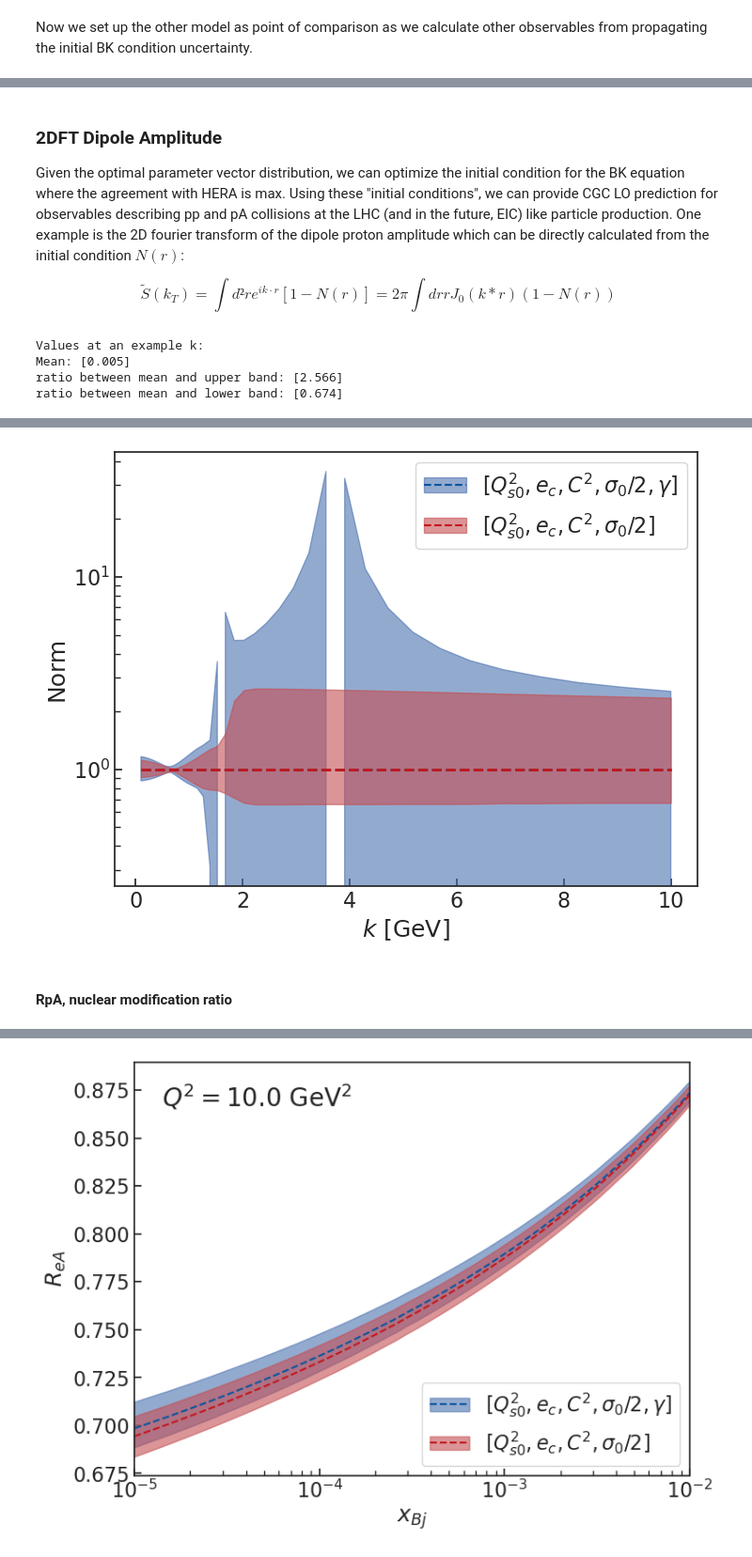
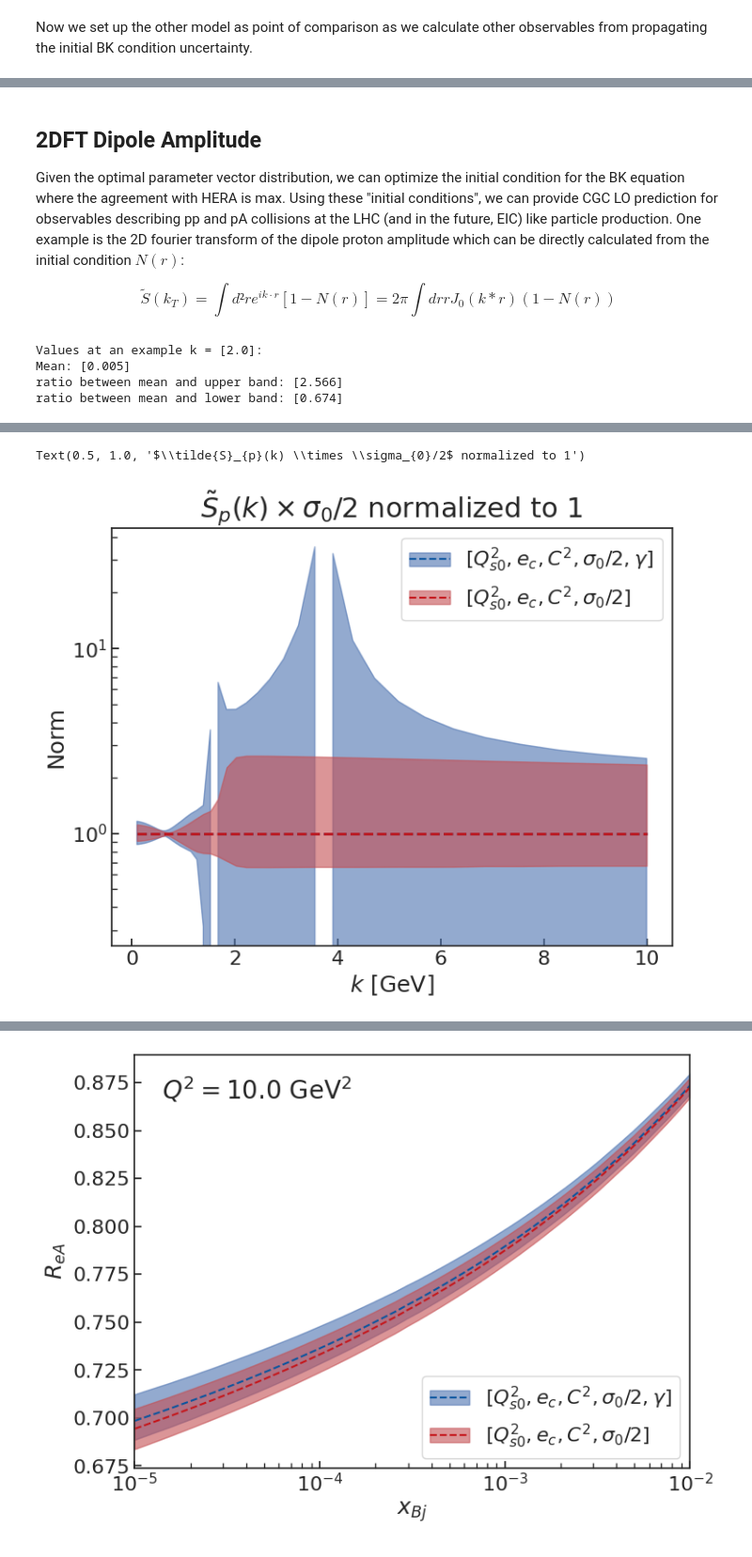
Before and after one commit to camcasuga/BayesianBK_results, a Jupyter notebook: analysis.ipynb, the cells around one changed output, grey strips where cells are left out. Shown at 94% size. Drawn from its saved outputs; the diff is of its cells as text; code cells hidden in the pictures.

```diff
--- a/analysis.ipynb
+++ b/analysis.ipynb
@@ -37,7 +40,7 @@ Load important files and data:
 # %%
 # first decide if we are dealing with correlated setup and which model
 correlated_ = True
-model_ = "mve" # or "mv5" for the 5 parameter case
+model_ = "mv5" # or "mv5" for the 5 parameter case
 # %%
 correlated_str = "corr" if correlated_ else "uncorr"
 param_names = ["$Q_{s,0}^{2}$ [GeV²]",
@@ -391,5 +365,5 @@ ax.set_xscale("log")
 # %% [markdown]
-### 2DFT Dipole Amplitude
+## 2DFT Dipole Amplitude
 
 Given the optimal parameter vector distribution, we can optimize the initial condition for the BK equation where the agreement with HERA is max. Using these "initial conditions", we can provide CGC LO prediction for observables describing pp and pA collisions at the LHC (and in the future, EIC) like particle production. One example is the 2D fourier transform of the dipole proton amplitude which can be directly calculated from the initial condition $N(r)$:
 
@@ -403,12 +377,12 @@ sp_comp = get_2DFT_upsd_downsd(Qs02s_comp, gammas_comp, e_cs_comp, sigma02s_comp
 # what is the uncertainty and mean at a given k?
 k_ex = [2.0]
 sp_ex = get_2DFT_upsd_downsd(Qs02s_comp, gammas_comp, e_cs_comp, sigma02s_comp, k_ex)
-print("Values at an example k: ")
+print("Values at an example k = {}: ".format(k_ex))
 print("Mean:", sp_ex[0])
 print('ratio between mean and upper band:', (sp_ex[0] + 2 * sp_ex[1])/sp_ex[0])
 print('ratio between mean and lower band:',  (sp_ex[0] - 2 * sp_ex[2])/sp_ex[0])
 # %% [output]
-Values at an example k:
+Values at an example k = [2.0]:
 Mean: [0.005]
 ratio between mean and upper band: [2.566]
 ratio between mean and lower band: [0.674]
@@ -427,9 +400,9 @@ fig.savefig("plots/{}_sps.pdf".format(correlated_str), bbox_inches='tight')
 # %%
 sp_norm = sp/sp[0]
 sp_comp_norm = sp_comp/sp_comp[0]
 fig, ax = plt.subplots(1,1, figsize = (8,6))
 fig, ax = plot_pred_mve_vs_mv5(fig, ax, sp_comp_norm, sp_norm, k, 'Norm', "$k$ [GeV]", legend_loc = "upper right", ylogscale = True)
+ax.set_title(r"$\tilde{S}_{p}(k) \times \sigma_{0}/2$ normalized to 1")
 # %% [output]
+Text(0.5, 1.0, '$\\tilde{S}_{p}(k) \\times \\sigma_{0}/2$ normalized to 1')
-[figure, old version]
+[figure, new version]
-# %% [markdown]
-#### RpA, nuclear modification ratio
```
Also changed, not shown: parts of 34 cells of this notebook, 20 other files.
